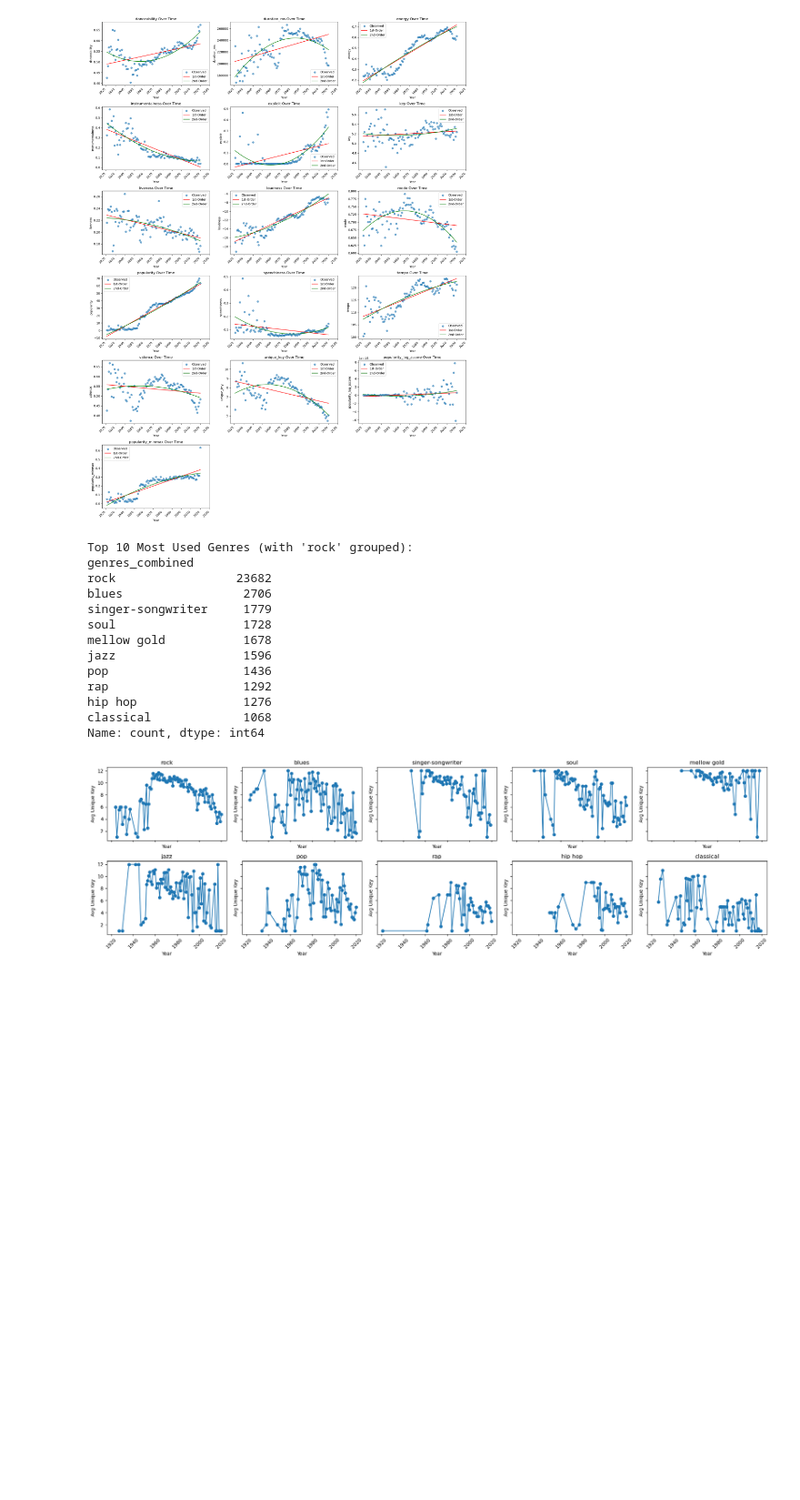
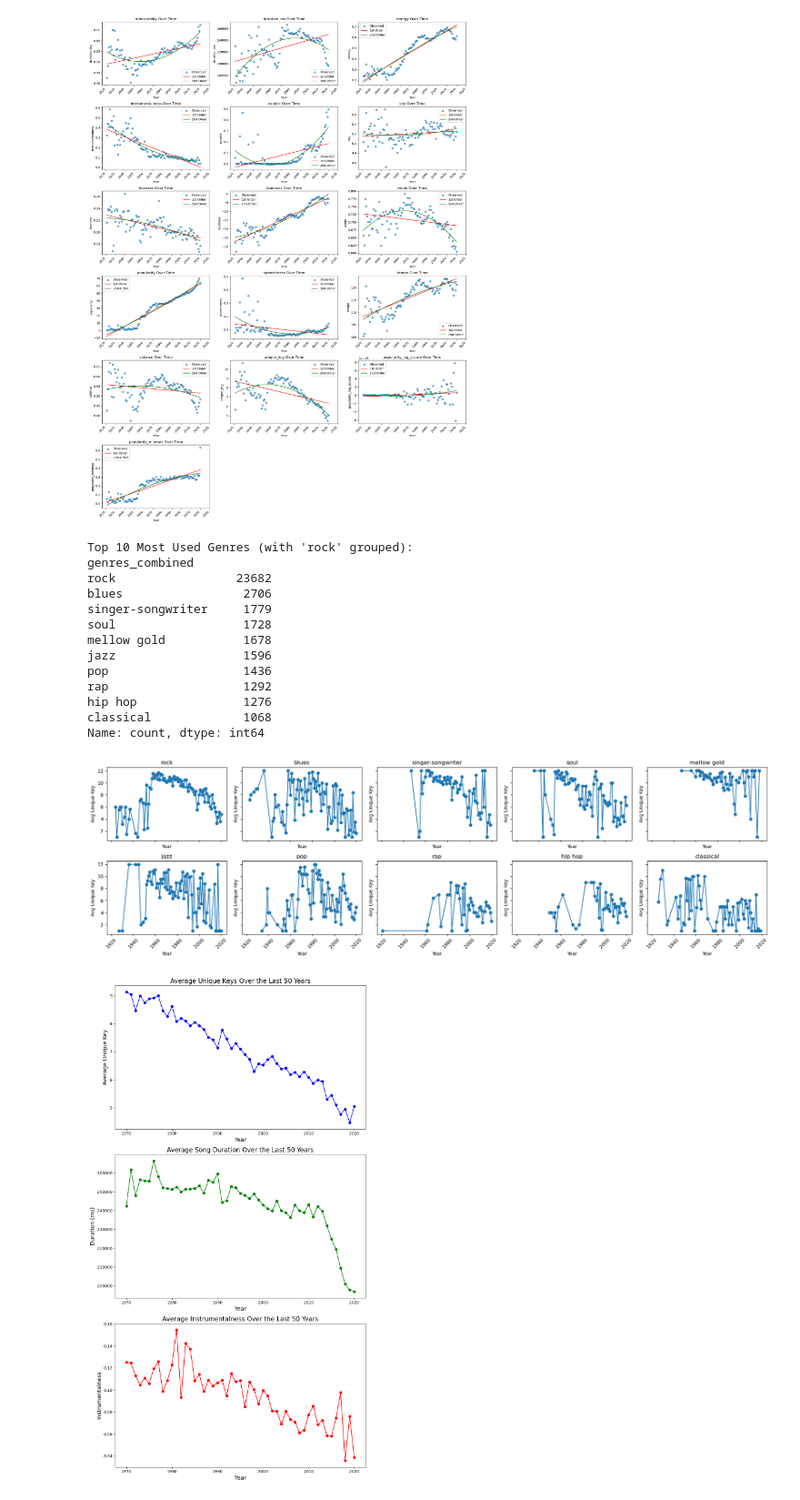
Before and after one commit to raimundoc97/the-spotify-effect, a Jupyter notebook: code/analysis/spotify_descriptives.ipynb, the cells around one changed output. Shown at 91% size. Cells and saved outputs as stored; diff of their text form; code cells hidden in the pictures; blank space fills up the shorter version.

Commit message:
Some plots

```diff
--- a/code/analysis/spotify_descriptives.ipynb
+++ b/code/analysis/spotify_descriptives.ipynb
@@ -16,10 +16,10 @@ tqdm.pandas()
 # -----------------------------------------------------------------------------
 # 1) Define file paths and read the CSV files into DataFrames
 # -----------------------------------------------------------------------------
-artist_metadata_path = r"C:\Users\raimu\Dropbox\TSE\Data\spotify\artist_metadata.csv"
-spotify_data_path = r"C:\Users\raimu\Dropbox\TSE\Data\spotify\spotify.csv"
-spotify_work_path = r"C:\Users\raimu\Dropbox\TSE\Data\spotify\spotify_work.csv"  # if needed later
-artist_info_path = r"C:\Users\raimu\Dropbox\TSE\Data\spotify\CLEANED_Spotify_artist_info.csv"  # official metadata for genres
+artist_metadata_path = r"C:\Users\raimu\Dropbox\TSE\Data\_archive\artist_metadata.csv"
+spotify_data_path = r"C:\Users\raimu\Dropbox\TSE\Data\_archive\spotify.csv"
+spotify_work_path = r"C:\Users\raimu\Dropbox\TSE\Data\_archive\spotify_work.csv"  # if needed later
+artist_info_path = r"CLEANED_Spotify_artist_info.csv"  # official metadata for genres
 
 # Read CSV data
 df_metadata = pd.read_csv(artist_metadata_path)
@@ -300,0 +299,48 @@ Name: count, dtype: int64
+# %%
+import matplotlib.pyplot as plt
+
+# Assuming df_collapse has been created and includes:
+# 'year', 'unique_key', 'duration_ms', and 'instrumentalness'.
+
+# Filter for the last 50 years based on the maximum year in the data.
+last_year = df_collapse['year'].max()
+df_last50 = df_collapse[df_collapse['year'] >= (last_year - 50)]
+
+# Create vertical subplots: 3 rows, 1 column.
+fig, axes = plt.subplots(nrows=3, ncols=1, figsize=(10, 18))
+
+# Plot 1: Average Unique Keys by Artist
+axes[0].plot(df_last50['year'], df_last50['unique_key'], marker='o', linestyle='-', color='blue')
+axes[0].set_title("Average Unique Keys Over the Last 50 Years", fontsize=16)
+axes[0].set_xlabel("Year", fontsize=14)
+axes[0].set_ylabel("Average Unique Key", fontsize=14)
+
+# Plot 2: Average Song Duration (ms)
+axes[1].plot(df_last50['year'], df_last50['duration_ms'], marker='o', linestyle='-', color='green')
+axes[1].set_title("Average Song Duration Over the Last 50 Years", fontsize=16)
+axes[1].set_xlabel("Year", fontsize=14)
+axes[1].set_ylabel("Duration (ms)", fontsize=14)
+
+# Plot 3: Average Instrumentalness
+axes[2].plot(df_last50['year'], df_last50['instrumentalness'], marker='o', linestyle='-', color='red')
+axes[2].set_title("Average Instrumentalness Over the Last 50 Years", fontsize=16)
+axes[2].set_xlabel("Year", fontsize=14)
+axes[2].set_ylabel("Instrumentalness", fontsize=14)
+
+# For each subplot, enlarge the font of the first and last tick labels on both axes.
+for ax in axes:
+    # For x-axis: get the current tick labels.
+    xticklabels = ax.get_xticklabels()
+    if xticklabels:
+        xticklabels[0].set_fontsize(14)
+        xticklabels[-1].set_fontsize(14)
+    # For y-axis: get the current tick labels.
+    yticklabels = ax.get_yticklabels()
+    if yticklabels:
+        yticklabels[0].set_fontsize(14)
+        yticklabels[-1].set_fontsize(14)
+
+plt.tight_layout()
+plt.show()
+# %% [output]
+[figure, added]
```
Also changed, not shown: parts of 2 cells of this notebook, 1 other file.
